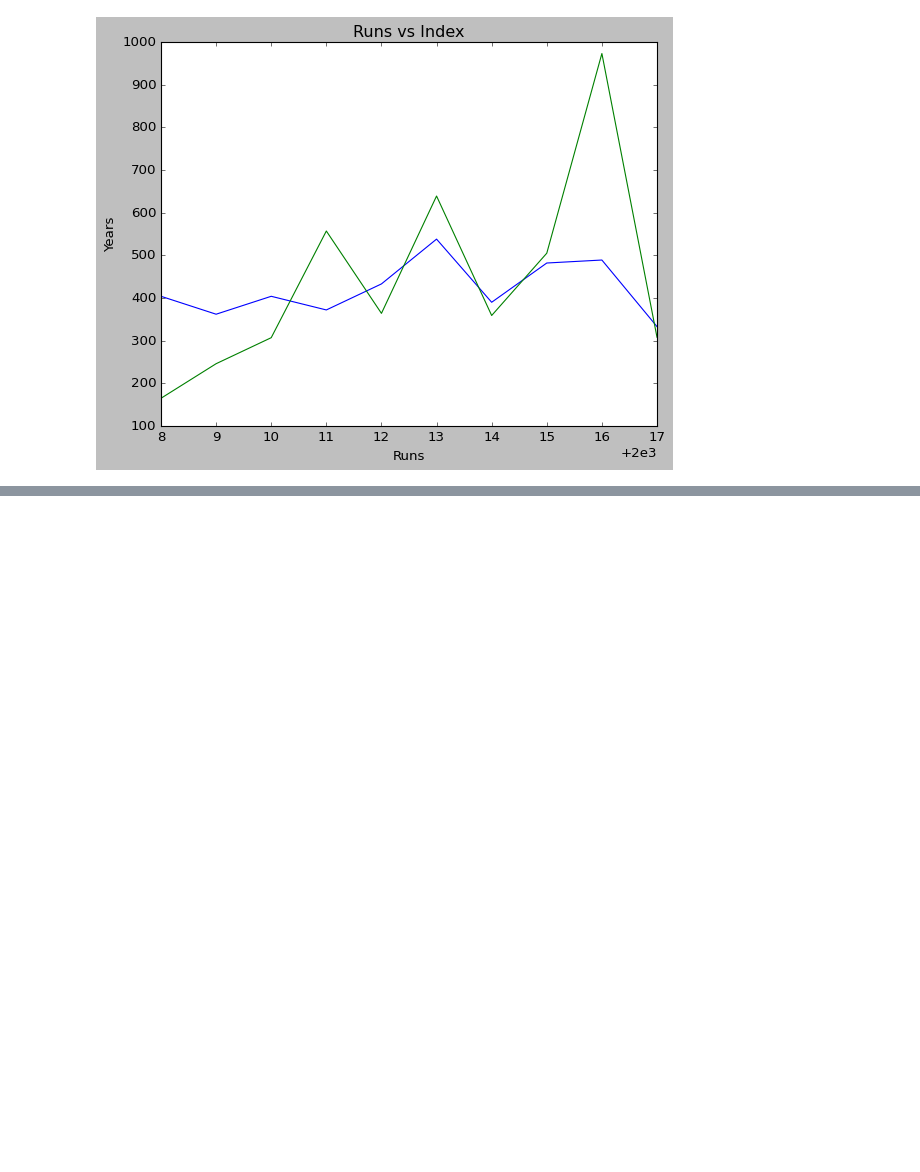
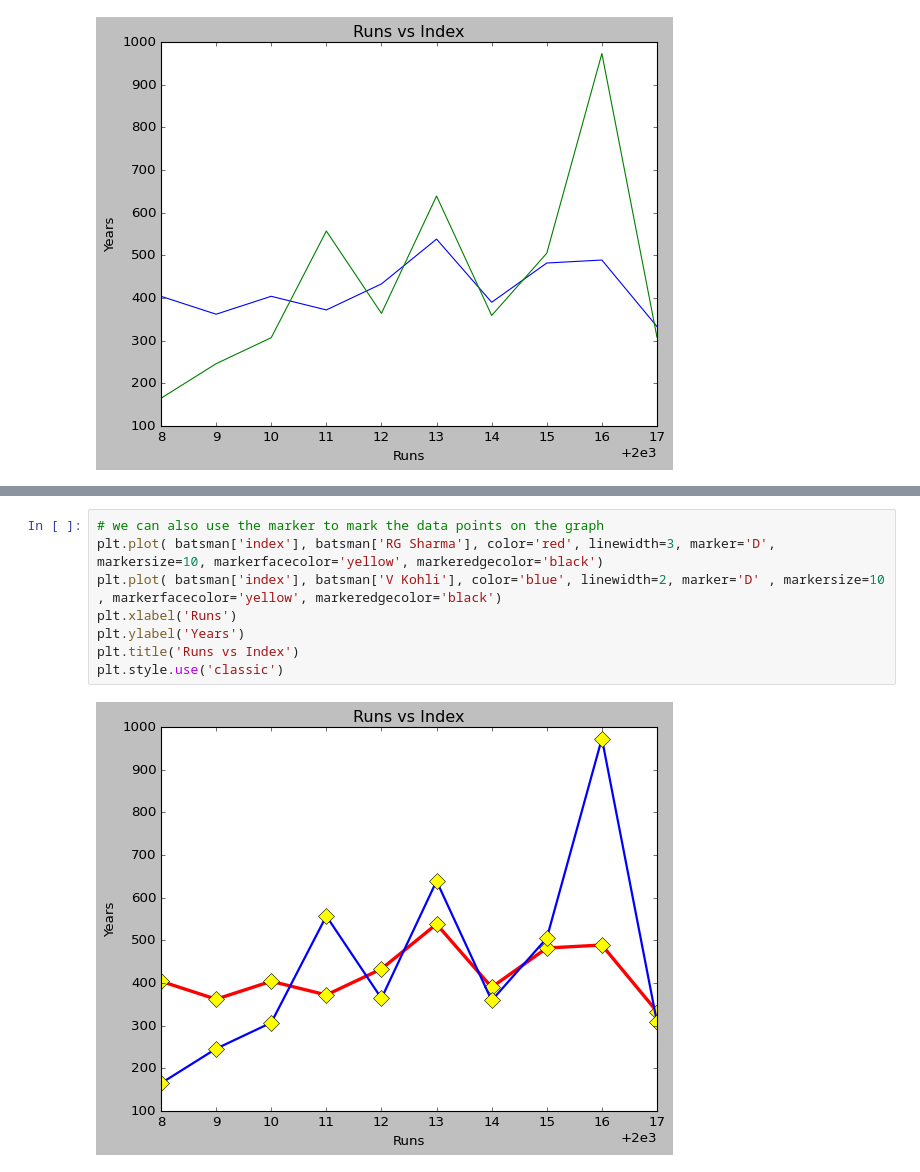
Before and after one commit to Hilal-11/Numpy-Pandas-Matplotlib-Seaborn-Sipy, a Jupyter notebook: matplotlib/matplotlib.ipynb, the cells around one changed output, grey strips where cells are left out. Drawn from its saved outputs; the diff is of its cells as text; blank space fills up the shorter version.

```diff
--- a/matplotlib/matplotlib.ipynb
+++ b/matplotlib/matplotlib.ipynb
@@ -55,0 +91,10 @@ plt.style.use('classic')
+# %%
+# we can also use the marker to mark the data points on the graph
+plt.plot( batsman['index'], batsman['RG Sharma'], color='red', linewidth=3, marker='D', markersize=10, markerfacecolor='yellow', markeredgecolor='black')
+plt.plot( batsman['index'], batsman['V Kohli'], color='blue', linewidth=2, marker='D' , markersize=10 , markerfacecolor='yellow', markeredgecolor='black')
+plt.xlabel('Runs')
+plt.ylabel('Years')
+plt.title('Runs vs Index')
+plt.style.use('classic')
+# %% [output]
+[figure, added]
```
Also changed, not shown: parts of 4 cells of this notebook.
